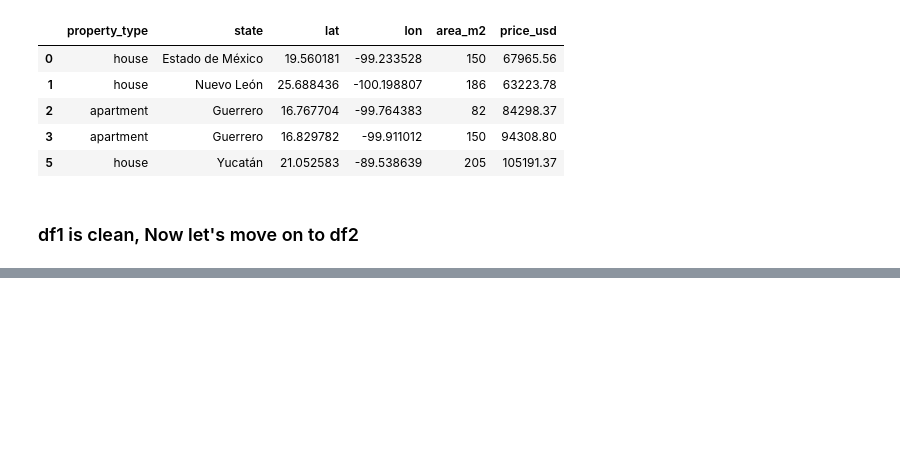
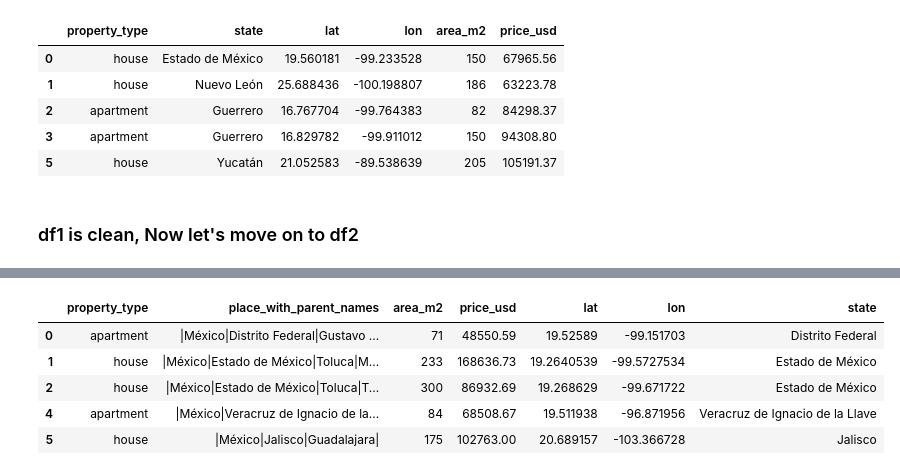
Before and after one commit to Jagannath29/DataScienceProjects, a Jupyter notebook: housing_in_mexico/cleaning_and_visualizing_mexico_house.ipynb, the cells around one changed output, grey strips where cells are left out. Saved outputs shown, nothing was run; the diff lists cells and outputs as text; code cells hidden in the pictures; blank space fills up the shorter version.

```diff
--- a/housing_in_mexico/cleaning_and_visualizing_mexico_house.ipynb
+++ b/housing_in_mexico/cleaning_and_visualizing_mexico_house.ipynb
@@ -96,0 +188,3 @@ df1.head()
+# %%
+# Drop lat-lon column
+df3.drop('lat-lon', axis=1, inplace=True)
@@ -96,0 +200,12 @@ df1.head()
+# %%
+# Stract the "state of the "place_with_parent_names" variable
+df3["state"] = df3["place_with_parent_names"].str.split("|",expand=True)[2]
+# %%
+df3.head()
+# %% [output]
+|  | property_type | place_with_parent_names | area_m2 | price_usd | lat | lon | state |
+| 0 | apartment | |México|Distrito Federal|Gustavo ... | 71 | 48550.59 | 19.52589 | -99.151703 | Distrito Federal |
+| 1 | house | |México|Estado de México|Toluca|M... | 233 | 168636.73 | 19.2640539 | -99.5727534 | Estado de México |
+| 2 | house | |México|Estado de México|Toluca|T... | 300 | 86932.69 | 19.268629 | -99.671722 | Estado de México |
+| 4 | apartment | |México|Veracruz de Ignacio de la... | 84 | 68508.67 | 19.511938 | -96.871956 | Veracruz de Ignacio de la Llave |
+| 5 | house | |México|Jalisco|Guadalajara| | 175 | 102763.00 | 20.689157 | -103.366728 | Jalisco |
```
Also changed, not shown: parts of 22 cells of this notebook.
